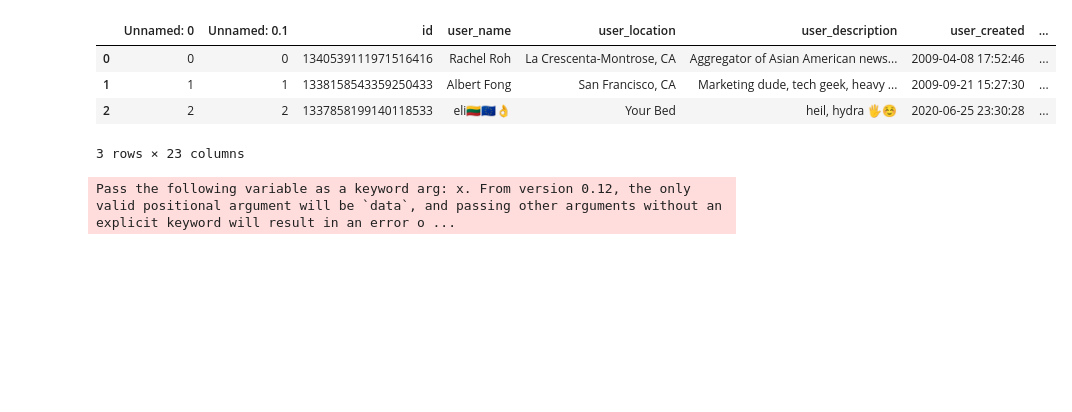
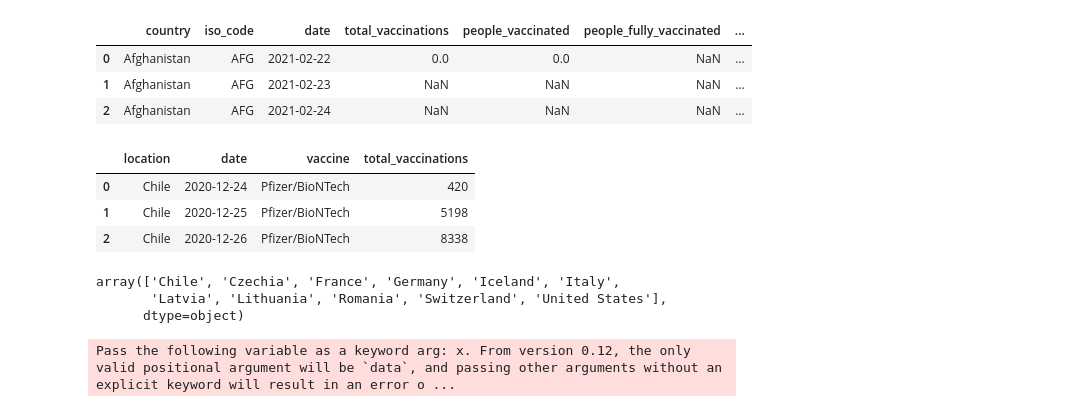
Before and after one commit to jinfeijoy/NLP, a Jupyter notebook: kaggle_Covid19_vaccine_Twitter/notebook/Vaccination_tracker.ipynb, the cells around one changed output. Saved outputs shown, nothing was run; the diff lists cells and outputs as text; code cells hidden in the pictures; blank space fills up the shorter version.

```diff
--- a/kaggle_Covid19_vaccine_Twitter/notebook/Vaccination_tracker.ipynb
+++ b/kaggle_Covid19_vaccine_Twitter/notebook/Vaccination_tracker.ipynb
@@ -33,55 +35,28 @@ root_path = 'C:\\Users\\luoyan011\\Desktop\\PersonalLearning\\GitHub\\NLP_data'
 # %%
-def de_emojify(inputString):
-    return inputString.encode('ascii', 'ignore').decode('ascii')
-def tweet_proc(df, text_col='text'):
-    df['orig_text'] = df[text_col]
-    # Remove twitter handles
-    df[text_col] = df[text_col].apply(lambda x:re.sub('@[^\s]+','',x))
-    # Remove URLs
-    df[text_col] = df[text_col].apply(lambda x:re.sub(r"http\S+", "", x))
-    # Remove emojis
-    df[text_col] = df[text_col].apply(de_emojify)
-    # Remove hashtags
-    df[text_col] = df[text_col].apply(lambda x:re.sub(r'\B#\S+','',x))
-    return df[df[text_col]!='']
-def get_clean_country(text):
-    for country in pycountry.countries:
-        if country.name in text:
-            return country.name
-def get_vacc_brand(sentence):
-    vax_dict = {
-    'covaxin':'covaxin',
-    'sinopharm':'sinopharm',
-    'sinovac':'sinovac',
-    'moderna':'moderna',
-    'pfizer':'pfizer',
-    'biontech':'pfizer',
-    'oxford':'astrazeneca',
-    'astrazeneca':'astrazeneca',
-    'sputnik':'sputnik'
-    }
-    for o in list(vax_dict.keys()):
-        if sentence.lower().__contains__(o):
-            return vax_dict.get(o)
-    else:
-        return 'Others'
+country_vacc = pd.read_csv(os.path.join(root_path, "country_vaccinations.csv"))
+country_vacc_manu = pd.read_csv(os.path.join(root_path, "country_vaccinations_by_manufacturer.csv"))
+country_vacc['date']=pd.to_datetime(country_vacc['date'], errors='coerce').dt.date
+country_vacc_manu['date']=pd.to_datetime(country_vacc_manu['date'], errors='coerce').dt.date
 # %%
-raw_data = pd.read_csv(os.path.join(root_path, "covidvacc_tweet_sentiment_emo.csv"))
-data = raw_data[raw_data.text.isnull()==False]
-# data = data[['user_name','date','user_location','user_description','user_created','user_followers','user_friends','user_favourites','user_verified','text','hashtags','source','orig_text','emotion','sentiment']]
-data = data.drop_duplicates()
-data = tweet_proc(data,'text')
-data['country'] = data.user_location.apply(lambda x: get_clean_country(str(x)))
-data['date']=pd.to_datetime(data['date'], errors='coerce').dt.date
-data['vacc_brand'] = data.text.apply(lambda x: get_vacc_brand(x))
+country_vacc.head(3)
+# %% [output]
+|  | country | iso_code | date | total_vaccinations | people_vaccinated | people_fully_vaccinated | ... |
+| 0 | Afghanistan | AFG | 2021-02-22 | 0.0 | 0.0 | NaN | ... |
+| 1 | Afghanistan | AFG | 2021-02-23 | NaN | NaN | NaN | ... |
+| 2 | Afghanistan | AFG | 2021-02-24 | NaN | NaN | NaN | ... |
 # %%
-data.head(3)
+country_vacc_manu.head(3)
 # %% [output]
-|  | Unnamed: 0 | Unnamed: 0.1 | id | user_name | user_location | user_description | user_created | ... |
-| 0 | 0 | 0 | 1340539111971516416 | Rachel Roh | La Crescenta-Montrose, CA | Aggregator of Asian American news... | 2009-04-08 17:52:46 | ... |
-| 1 | 1 | 1 | 1338158543359250433 | Albert Fong | San Francisco, CA | Marketing dude, tech geek, heavy ... | 2009-09-21 15:27:30 | ... |
-| 2 | 2 | 2 | 1337858199140118533 | eli🇱🇹🇪🇺👌 | Your Bed | heil, hydra 🖐☺ | 2020-06-25 23:30:28 | ... |
+|  | location | date | vaccine | total_vaccinations |
+| 0 | Chile | 2020-12-24 | Pfizer/BioNTech | 420 |
+| 1 | Chile | 2020-12-25 | Pfizer/BioNTech | 5198 |
+| 2 | Chile | 2020-12-26 | Pfizer/BioNTech | 8338 |
-3 rows × 23 columns
+# %%
+country_vacc_manu.location.unique()
+# %% [output]
+array(['Chile', 'Czechia', 'France', 'Germany', 'Iceland', 'Italy',
+       'Latvia', 'Lithuania', 'Romania', 'Switzerland', 'United States'],
+      dtype=object)
 # %%
 dbplot.plot_count_dist("country", "country", data, 4, True)
 # %% [output]
```
Also changed, not shown: parts of 2 cells of this notebook.
